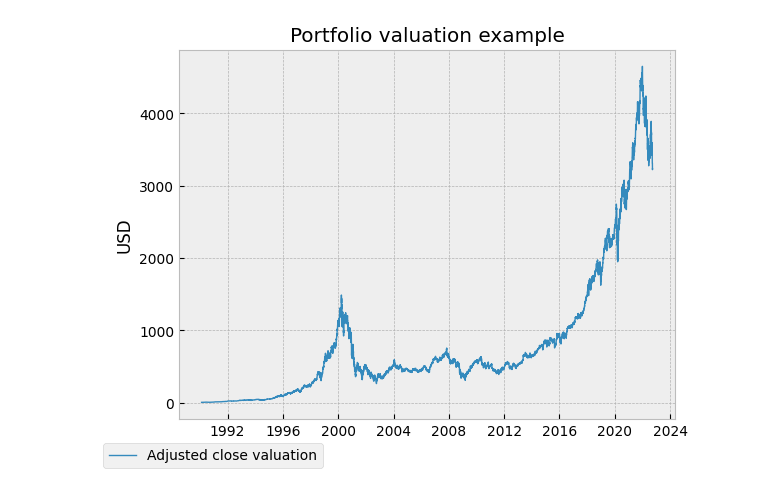
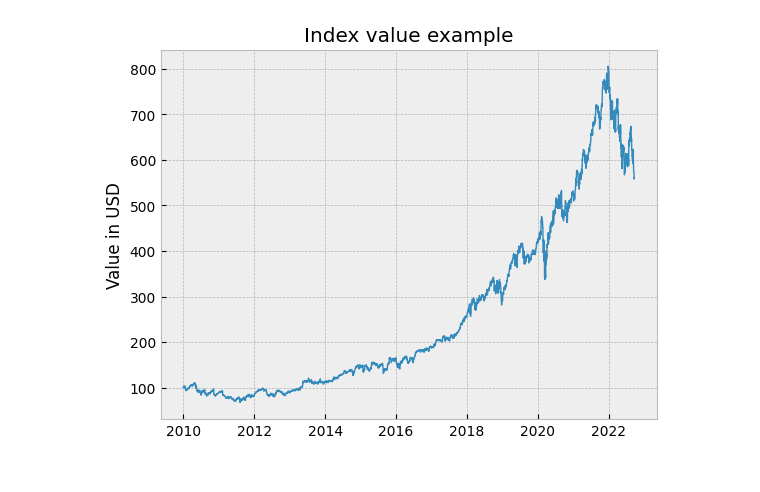
Before and after one commit to smarcsoft/PortfolioManager, a Jupyter notebook: frontend/lab/notebooks/sample_portfolio_index.ipynb, the cells around one changed output. Drawn from its saved outputs; the diff is of its cells as text; code cells hidden in the pictures.

```diff
--- a/frontend/lab/notebooks/sample_portfolio_index.ipynb
+++ b/frontend/lab/notebooks/sample_portfolio_index.ipynb
@@ -1,35 +1,34 @@
 # %%
-# Sample portfolio
-# This sample code creates a portfolio with some undated transactions and graph the portfolio valuations
+# Sample index without rebalancing
+# An index is a portfolio with a base date, a base value
+# It answers questions like "How much money would i have if i had invested base value in the portfolio at base date
 
 from Portfolio import Portfolio
-from Valuations import PortfolioValuator
+from Valuations import IndexValuator
 from TimeSeries import TimeSeries
 import numpy as npplt
 import pandas as pd
 import matplotlib.pyplot as plt
+from datetime import date
 
 
 p:Portfolio = Portfolio()
 p.buy('MSFT', 10)
 p.buy('CSCO', 20)
-v:PortfolioValuator = PortfolioValuator(portfolio=p)
-adjclose_ts:TimeSeries = v.get_valuations()
+# The index valuation will calculate the value of the index from its base date and base value
+v:IndexValuator = IndexValuator(portfolio=p, base_date=date.fromisoformat("2010-01-01"), base_value=100)
+index_valuations:TimeSeries = v.get_index_valuations()
 
 # We are getting access to the underlying Numpy array in order to graph it
-adjclose_vector = adjclose_ts.get_full_time_series()
+valuations_vector = index_valuations.get_full_time_series()
 # We are getting access to the dates in order to display them on the horizontal axis
-dates = pd.date_range(adjclose_ts.get_start_date(), adjclose_ts.get_end_date(), freq='D')
+dates = pd.date_range(index_valuations.get_start_date(), index_valuations.get_end_date(), freq='D')
 # And we graph the data with style
 plt.style.use('bmh')
 fig, ax = plt.subplots()
-ax.set_title("Portfolio valuation example")
-ax.set_ylabel("USD")
-
-adjusted_close_line, = ax.plot(dates, adjclose_vector, linewidth=1)
-
-fig.legend((adjusted_close_line,), ('Adjusted close valuation',), loc='lower left')
-
+ax.set_title("Index value example")
+ax.set_ylabel("Value in USD")
+ax.plot(dates, valuations_vector, linewidth=1)
 plt.show()
 # %% [output]
-[figure, old version]
+[figure, new version]
```
Also changed, not shown: 13 other files.
